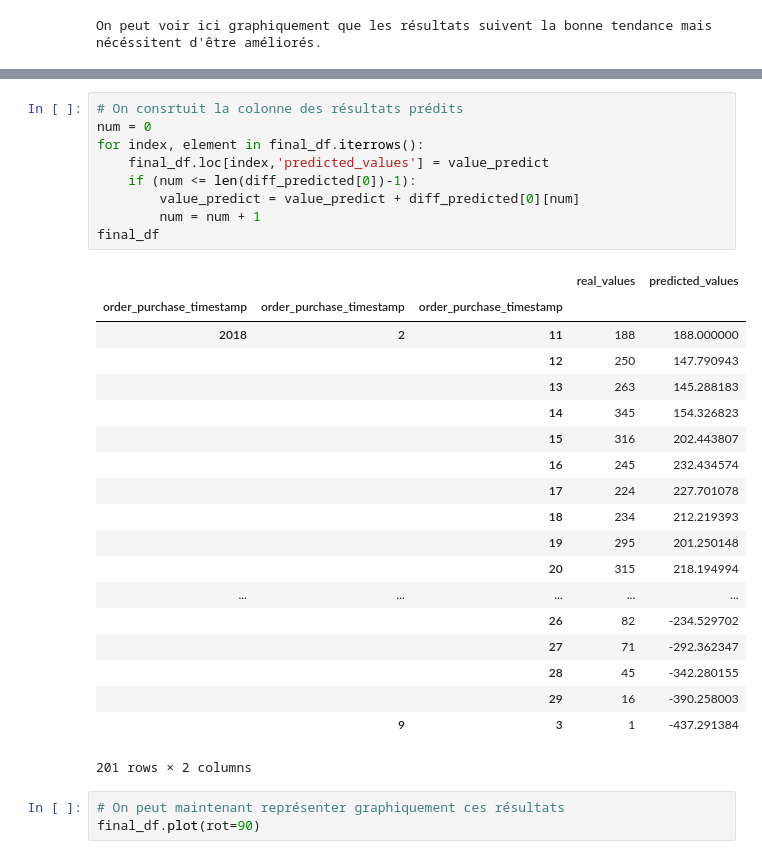
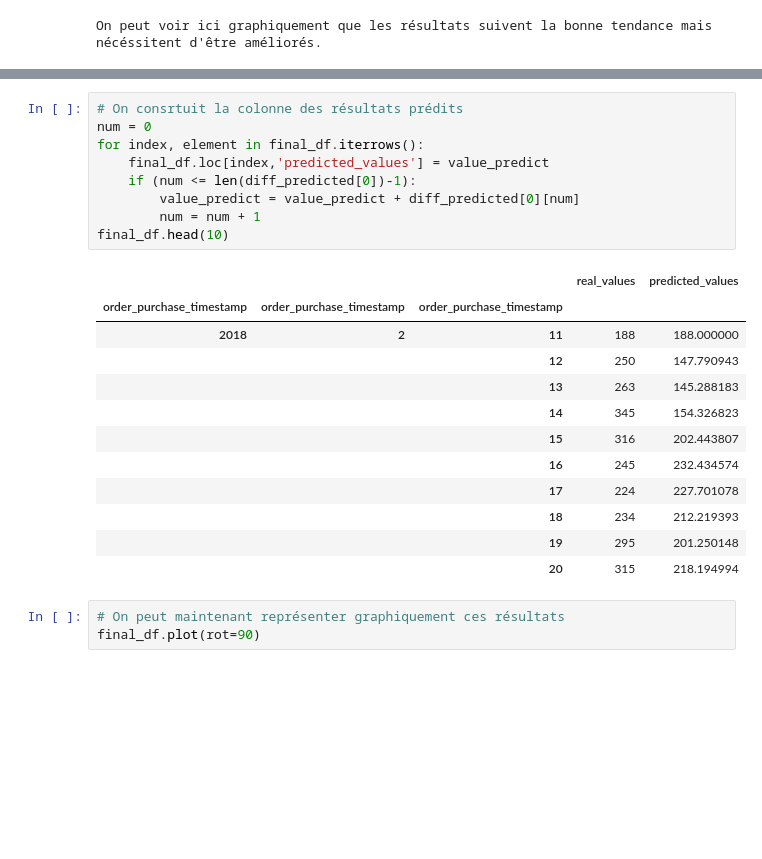
Before and after one commit to ThibaultMetais/Sales_analysis, a Jupyter notebook: analyse.ipynb, the cells around one changed output, grey strips where cells are left out. Drawn from its saved outputs; the diff is of its cells as text; blank space fills up the shorter version.

```diff
--- a/analyse.ipynb
+++ b/analyse.ipynb
@@ -429,32 +416,25 @@ final_df
 # %%
 # On consrtuit la colonne des résultats prédits
 num = 0
 for index, element in final_df.iterrows():
     final_df.loc[index,'predicted_values'] = value_predict
     if (num <= len(diff_predicted[0])-1):
         value_predict = value_predict + diff_predicted[0][num]
         num = num + 1
-final_df
+final_df.head(10)
 # %% [output]
 |  |  |  | real_values | predicted_values |
 | order_purchase_timestamp | order_purchase_timestamp | order_purchase_timestamp |  |  |
 | 2018 | 2 | 11 | 188 | 188.000000 |
 |  |  | 12 | 250 | 147.790943 |
 |  |  | 13 | 263 | 145.288183 |
 |  |  | 14 | 345 | 154.326823 |
 |  |  | 15 | 316 | 202.443807 |
 |  |  | 16 | 245 | 232.434574 |
 |  |  | 17 | 224 | 227.701078 |
 |  |  | 18 | 234 | 212.219393 |
 |  |  | 19 | 295 | 201.250148 |
 |  |  | 20 | 315 | 218.194994 |
-| ... | ... | ... | ... | ... |
-|  |  | 26 | 82 | -234.529702 |
-|  |  | 27 | 71 | -292.362347 |
-|  |  | 28 | 45 | -342.280155 |
-|  |  | 29 | 16 | -390.258003 |
-|  | 9 | 3 | 1 | -437.291384 |
-201 rows × 2 columns
 # %%
 # On peut maintenant représenter graphiquement ces résultats
 final_df.plot(rot=90)
```
Also changed, not shown: parts of 2 cells of this notebook.
